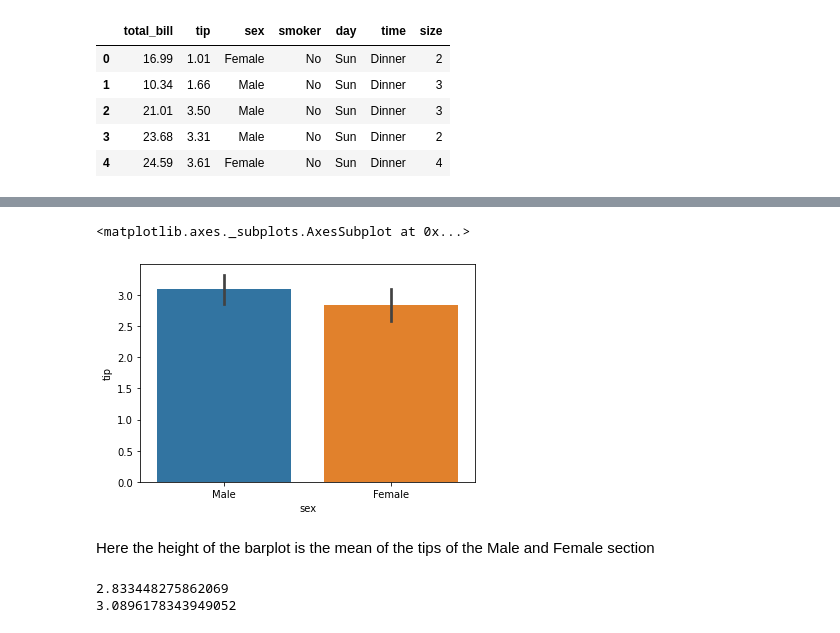
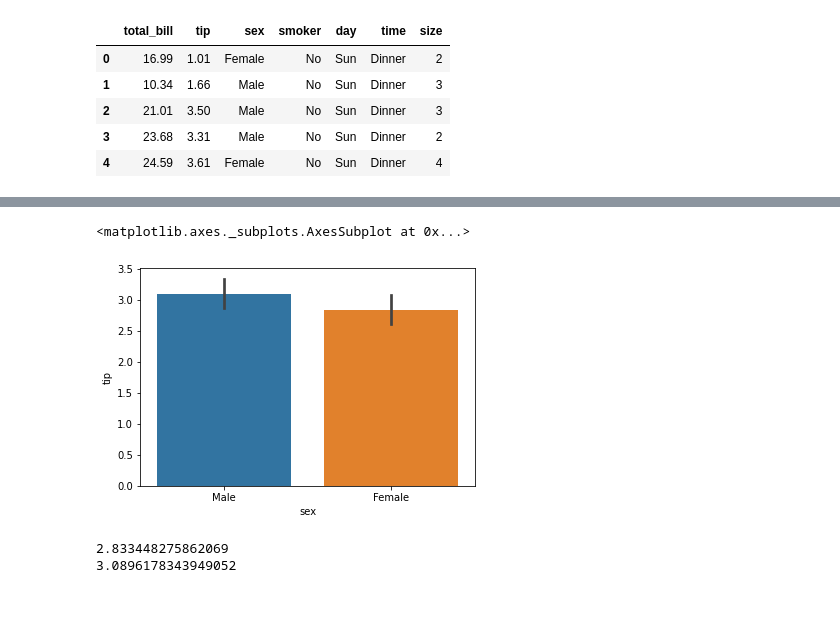
Before and after one commit to anushka-code/Coding-Blocks-ML-DL-, a Jupyter notebook: Data_Visualisation.ipynb, the cells around one changed output, grey strips where cells are left out. Saved outputs shown, nothing was run; the diff lists cells and outputs as text; code cells hidden in the pictures; blank space fills up the shorter version.

Commit message:
Seaborn plots - I

```diff
--- a/Data_Visualisation.ipynb
+++ b/Data_Visualisation.ipynb
@@ -205,10 +211,8 @@ tips_data.head(5)
 # %%
-sns.barplot(x = 'sex', y = 'tip', data=tips_data)
+sns.barplot(x = 'sex', y = 'tip', data=tips_data, estimator = np.mean)
 # %% [output]
 <matplotlib.axes._subplots.AxesSubplot at 0x...>
-[figure, old version]
+[figure, new version]
-# %% [markdown]
-Here the height of the barplot is the mean of the tips of the Male and Female section
 # %%
 female_mean = tips_data[tips_data['sex'] =='Female']['tip'].mean()
 male_mean = tips_data[tips_data['sex'] == 'Male']['tip'].mean()
```
Also changed, not shown: parts of 9 cells of this notebook.
